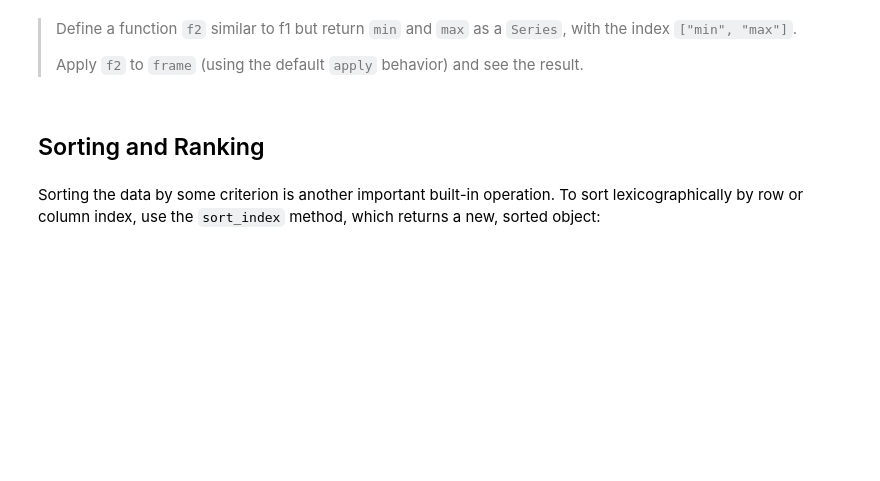
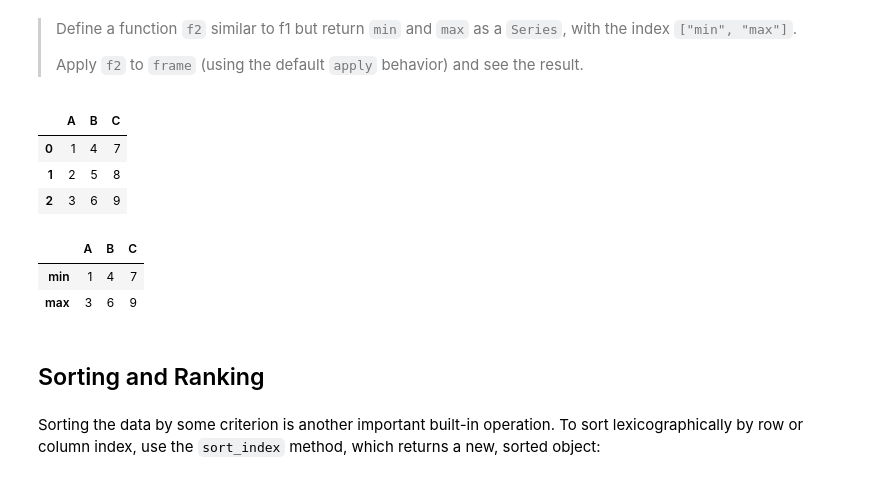
Before and after one commit to spideyeng/5m-data-1.7-intro-pandas, a Jupyter notebook: notebooks/pandas_lesson.ipynb, the cells around one changed output. Saved outputs shown, nothing was run; the diff lists cells and outputs as text; code cells hidden in the pictures; blank space fills up the shorter version.

```diff
--- a/notebooks/pandas_lesson.ipynb
+++ b/notebooks/pandas_lesson.ipynb
@@ -1351,3 +1430,18 @@ frame.applymap(my_format)
 > Define a function `f2` similar to f1 but return `min` and `max` as a `Series`, with the index `["min", "max"]`.
 >
 > Apply `f2` to `frame` (using the default `apply` behavior) and see the result.
+# %%
+#my working
+
+frame1 = pd.DataFrame({
+    'A': [1, 2, 3],
+    'B': [4, 5, 6],
+    'C': [7, 8, 9]
+})
+# %%
+frame1
+# %% [output]
+|  | A | B | C |
+| 0 | 1 | 4 | 7 |
+| 1 | 2 | 5 | 8 |
+| 2 | 3 | 6 | 9 |
@@ -1354,3 +1453,10 @@ frame.applymap(my_format)
+# %%
+
+frame1.apply(f2)
+# %% [output]
+|  | A | B | C |
+| min | 1 | 4 | 7 |
+| max | 3 | 6 | 9 |
 # %% [markdown]
 ## Sorting and Ranking
 # %% [markdown]
```
Also changed, not shown: parts of 22 cells of this notebook.
